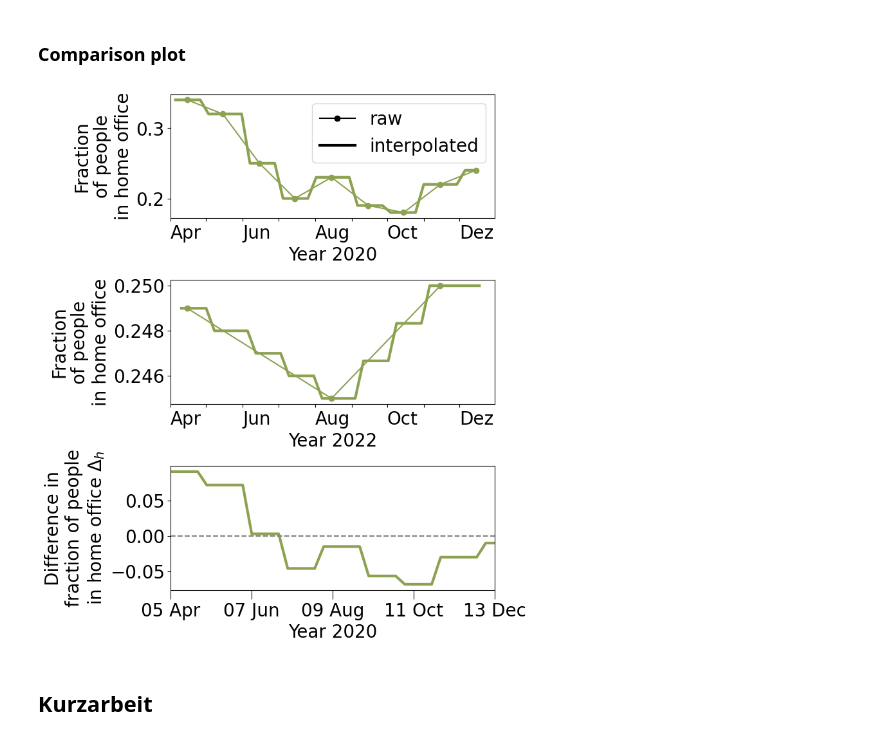
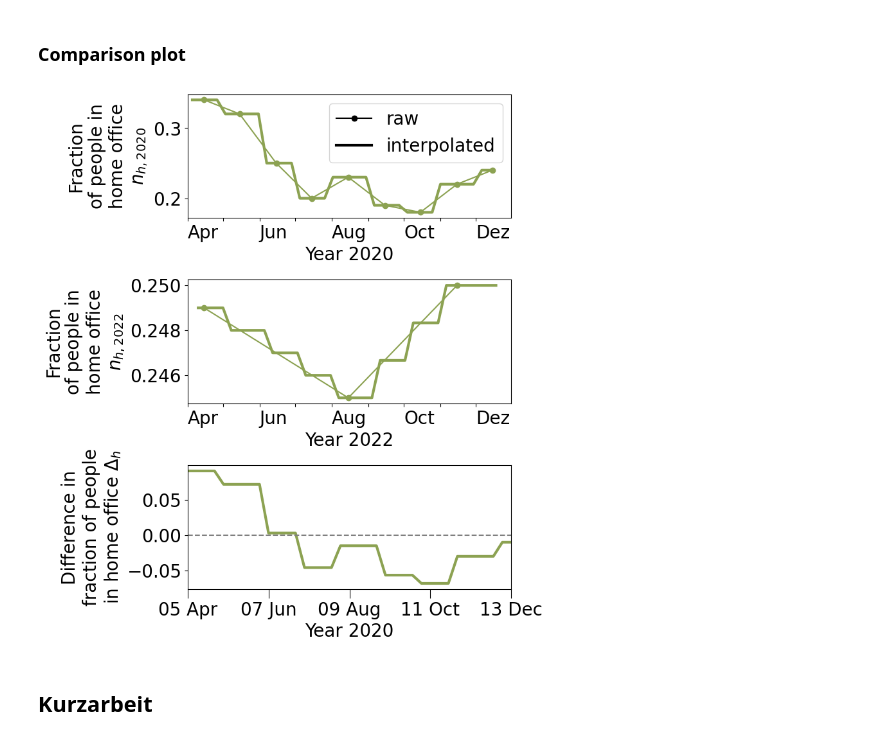
Before and after one commit to Priesemann-Group/mobility_inference, a Jupyter notebook: input_data_analysis.ipynb, the cells around one changed output. Saved outputs shown, nothing was run; the diff lists cells and outputs as text; code cells hidden in the pictures.

```diff
--- a/input_data_analysis.ipynb
+++ b/input_data_analysis.ipynb
@@ -844,7 +844,7 @@ fig, axs = plt.subplots(3, 1, figsize=(6.5, 10))
 ax = axs[0]
 ax.plot(mobility_dates_2020, df_out["WFH_rate"].values/100, linewidth=3, color=plot.colors["h"])
 ax.plot(month_dates, raw_rates/100, marker="o", color=plot.colors["h"])
-ax.set_ylabel("Fraction\nof people\nin home office")
+ax.set_ylabel("Fraction\nof people in\nhome office\n$n_{h, 2020}$")
 # make x ticks for beginning of every month
 ax.set_xticks([datetime.datetime(2020, i, 1) for i in [4, 5, 6, 7, 8, 9, 10, 11, 12]])
 # shift x tick labels with horizontal alignment to the right
@@ -859,35 +859,35 @@ transformed = lines.Line2D([], [], color="black", linewidth=3, label="interpolat
 ### create legend
 ax.legend(
     handles=[raw, transformed],
     #frameon=False,
     loc="upper right",
 )
 
 ax = axs[1]
 ax.plot(mobility_dates_2022_shortened, df_out_2022.values/100, linewidth=3, color=plot.colors["h"])
 ax.plot(months_2022, raw_2022/100, marker="o", color=plot.colors["h"])
 # make x ticks for beginning of every month
 ax.set_xticks([datetime.datetime(2022, i, 1) for i in [4, 5, 6, 7, 8, 9, 10, 11, 12]])
 # shift x tick labels with horizontal alignment to the right
 ax.set_xticklabels(["Apr", "", "Jun", "", "Aug", "", "Oct", "", "Dez"], ha="left")
 # set x limits from start of April to end of December
 ax.set_xlim(datetime.datetime(2022, 4, 1), datetime.datetime(2022, 12, 31))
 ax.set_xlabel("Year 2022")
-ax.set_ylabel("Fraction\nof people\nin home office")
+ax.set_ylabel("Fraction\nof people in\nhome office\n$n_{h, 2022}$")
 
 ax = axs[2]
 ax.plot(mobility_dates_2020, difference, linewidth=3, color=plot.colors["h"])
 #ax.plot(mobility_dates_2020, df_difference.values)
 plot.format_x_axis(ax, dates, last=True, n_xticks=5)
 ax.set_ylabel("Difference in\nfraction of people\nin home office $\Delta_h$")
 ax.hlines(0, dates[0], dates[-1], linestyle="--", color="grey")
 
 fig.subplots_adjust(hspace=0.5)
 
 fig.savefig("figures/home_office.pdf", bbox_inches="tight")
 fig.savefig("figures/home_office.png", bbox_inches="tight")
 # %% [output]
-[figure, old version]
+[figure, new version]
 # %% [markdown]
 ## Kurzarbeit
 # %% [markdown]
```
Also changed, not shown: parts of 4 cells of this notebook.
